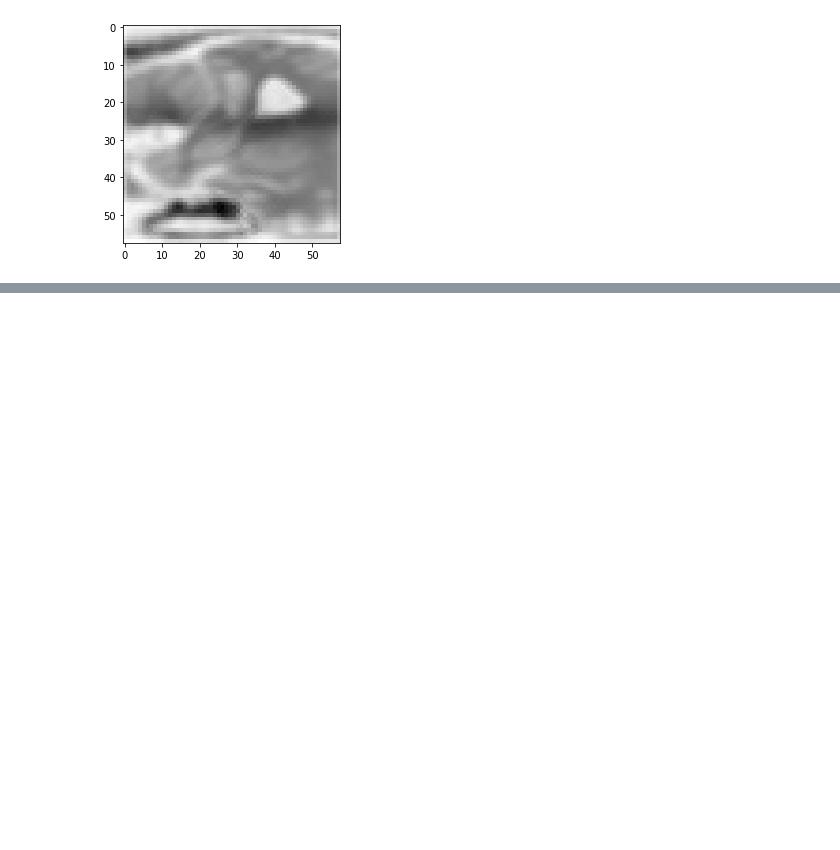
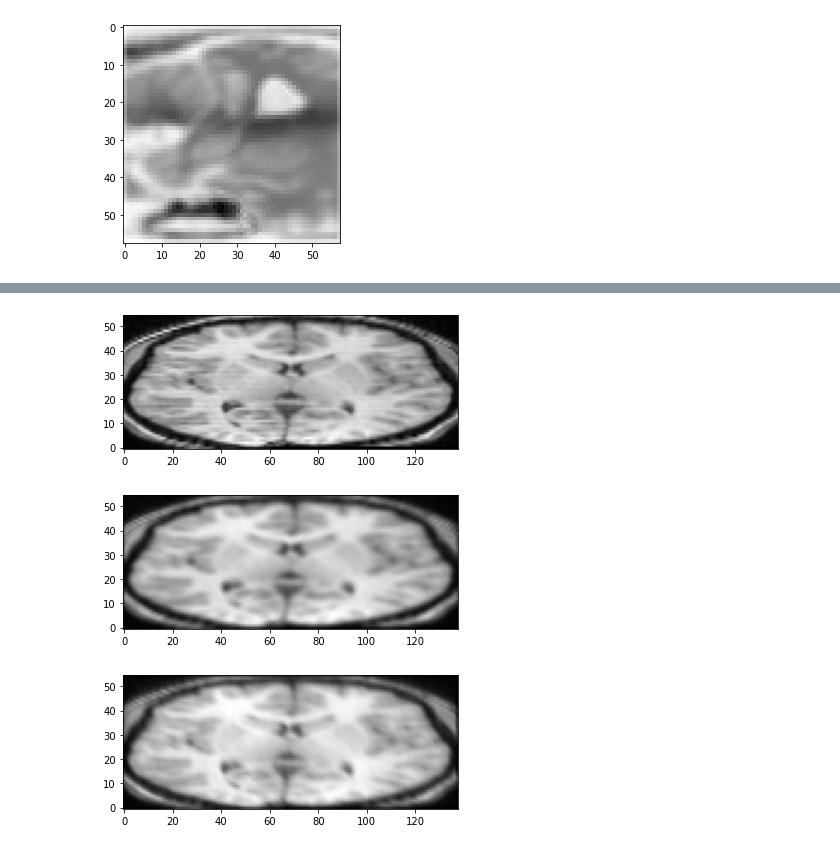
Before and after one commit to fabiansvc/project-mri, a Jupyter notebook: main.ipynb, the cells around one changed output, grey strips where cells are left out. Saved outputs shown, nothing was run; the diff lists cells and outputs as text; code cells hidden in the pictures; blank space fills up the shorter version.

```diff
--- a/main.ipynb
+++ b/main.ipynb
@@ -230,7 +239,7 @@ def create_A_x_b(img):
             A[f, c1] = -1/4
             A[c1, f] = -1/4
 
-            if(c2 < (m - img.shape[1])):
+            if(c2 < m):
                 A[f, c2] = -1/4
                 A[c2, f] = -1/4
 
@@ -302,0 +253,2 @@ print(A)
+# %%
+A, x, b = create_A_x_b(img3)
@@ -335,0 +292,8 @@ def gaussseidel_method(A, X, B):
+# %%
+@count_elapsed_time
+
+def testJacobi():
+    return jacobi_method(A, x, b, 100, 0.001)
+
+s_x, count, errado = testJacobi()
+print(count, errado)
@@ -337,17 +304,7 @@ def gaussseidel_method(A, X, B):
 @count_elapsed_time
 
 def testGaussSeidel():
-    A,x,b = create_A_x_b(img1)
-    return gaussseidel_method(A,x,b)
+    return gaussseidel_method(A, x, b, 100, 0.001)
 
-gs = testGaussSeidel()
-
-img6 = x_to_img(img1.shape[0], img1.shape[1], gs)
-
-#plt.figure(figsize=(1,1))
-plt.imshow(img1, cmap='gray')
-plt.show()
-
-#plt.figure(figsize=(1,1))
-plt.imshow(img6, cmap='gray')
-plt.show()
+s_g, count, errado = testGaussSeidel()
+print(count, errado)
@@ -353,0 +314,17 @@ plt.show()
+# %%
+img5 = x_to_img(img3.shape[0], img3.shape[1], s_x)
+
+img6 = x_to_img(img3.shape[0], img3.shape[1], s_g)
+
+plt.imshow(img3.T, origin='lower', cmap='gray')
+plt.show()
+
+plt.imshow(img5.T, origin='lower', cmap='gray')
+plt.show()
+
+plt.imshow(img6.T, origin='lower', cmap='gray')
+plt.show()
+# %% [output]
+[figure, added]
+[figure, added]
+[figure, added]
```
Also changed, not shown: parts of 23 cells of this notebook.
